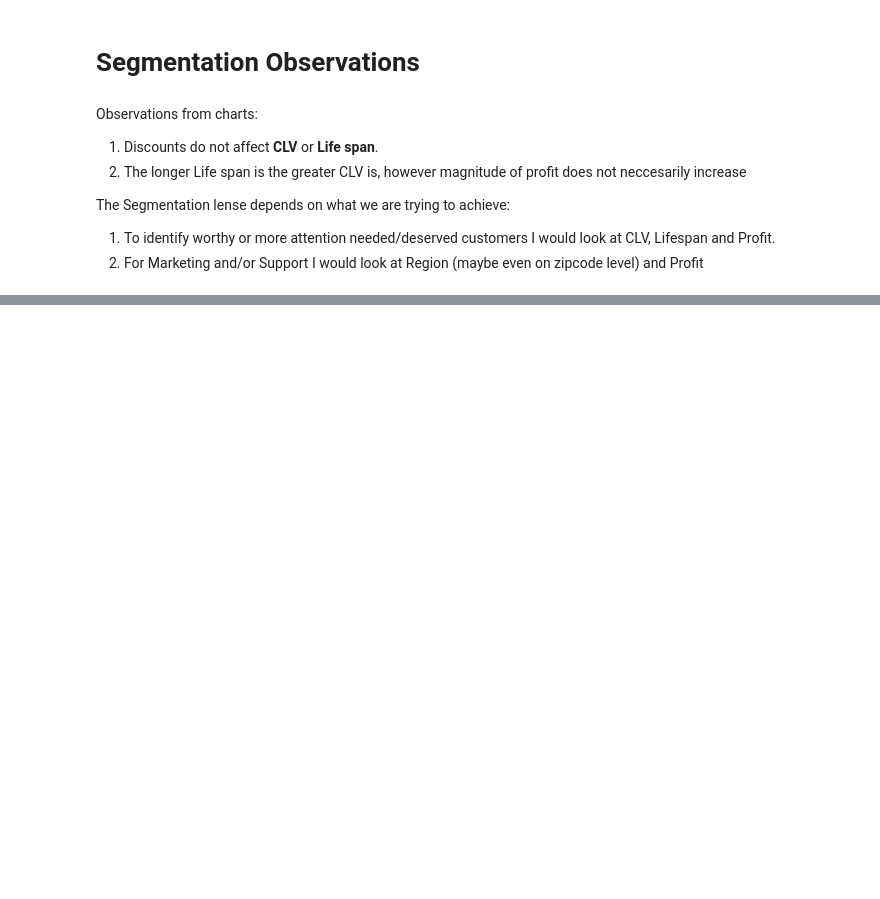
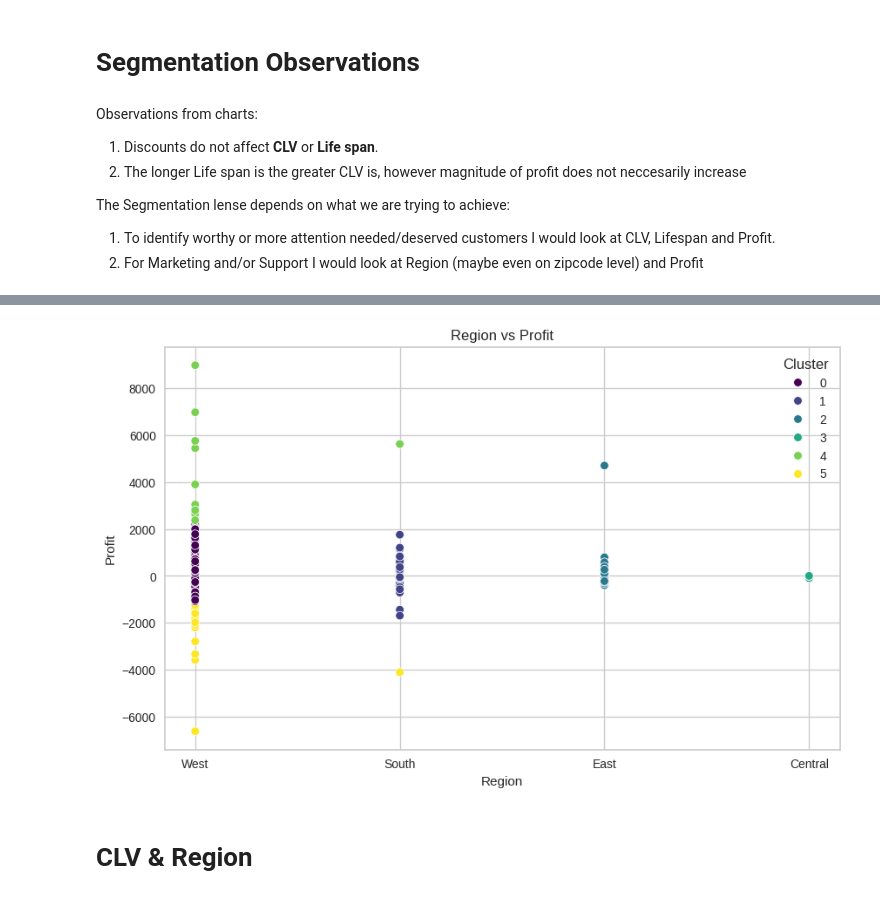
Before and after one commit to SuperDataScience-Community-Projects/SDS-CP008-superstore-customer-segmentation, a Jupyter notebook: notebooks/alex/SDS_CP008_superstore_customer_segmentation_Notebook_2_Clustering_Data.ipynb, the cells around one changed output, grey strips where cells are left out. Drawn from its saved outputs; the diff is of its cells as text; code cells hidden in the pictures; blank space fills up the shorter version.

```diff
--- a/notebooks/alex/SDS_CP008_superstore_customer_segmentation_Notebook_2_Clustering_Data.ipynb
+++ b/notebooks/alex/SDS_CP008_superstore_customer_segmentation_Notebook_2_Clustering_Data.ipynb
@@ -609,0 +875,13 @@ The Segmentation lense depends on what we are trying to achieve:
+# %%
+# prompt: draw scatter plot that region vs Profit using df_features_rd, for color use Cluster column
+df_profit_region['Cluster']=df_profit_region_rd['Cluster']
+plt.figure(figsize=(10, 6))
+sns.scatterplot(x='Region', y='Profit', data=df_profit_region, hue='Cluster', palette='viridis')
+plt.title('Region vs Profit')
+plt.xlabel('Region')
+plt.ylabel('Profit')
+plt.show()
+# %% [output]
+[figure, added]
+# %% [markdown]
+# **CLV & Region**
```
Also changed, not shown: parts of 61 cells of this notebook.
